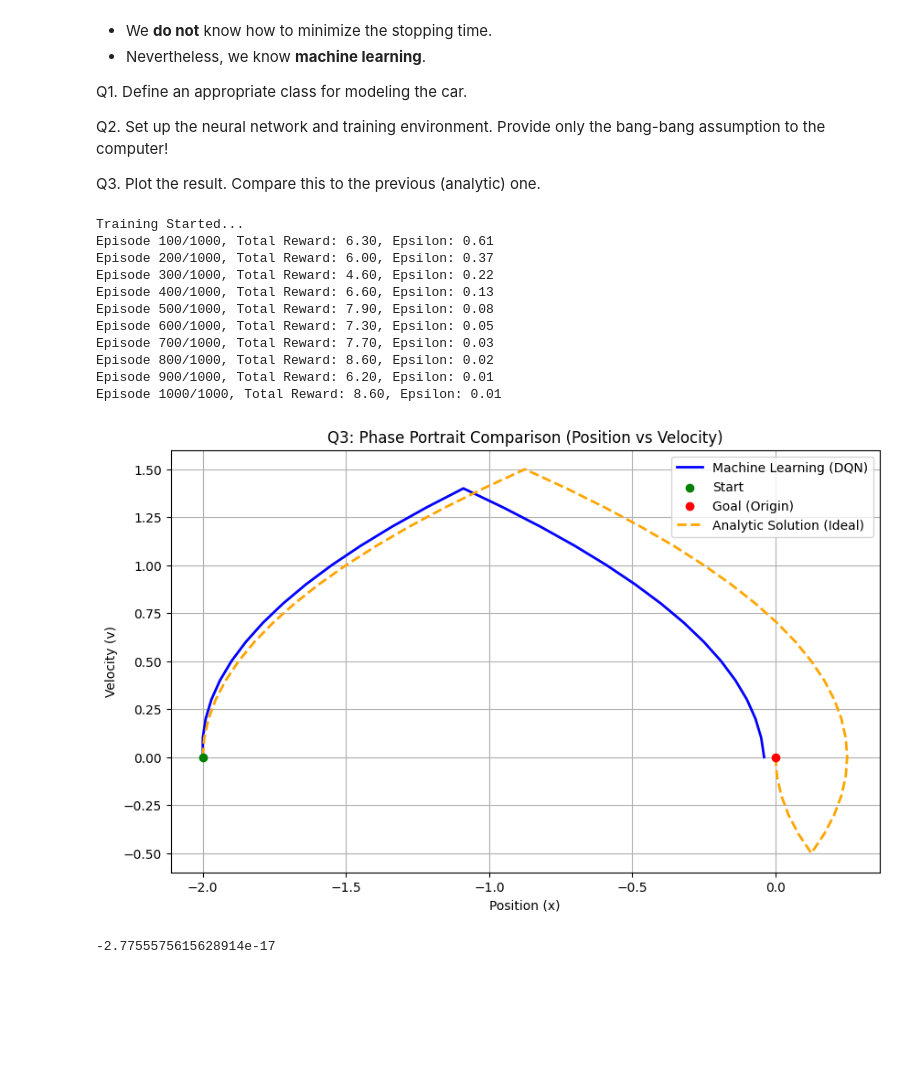
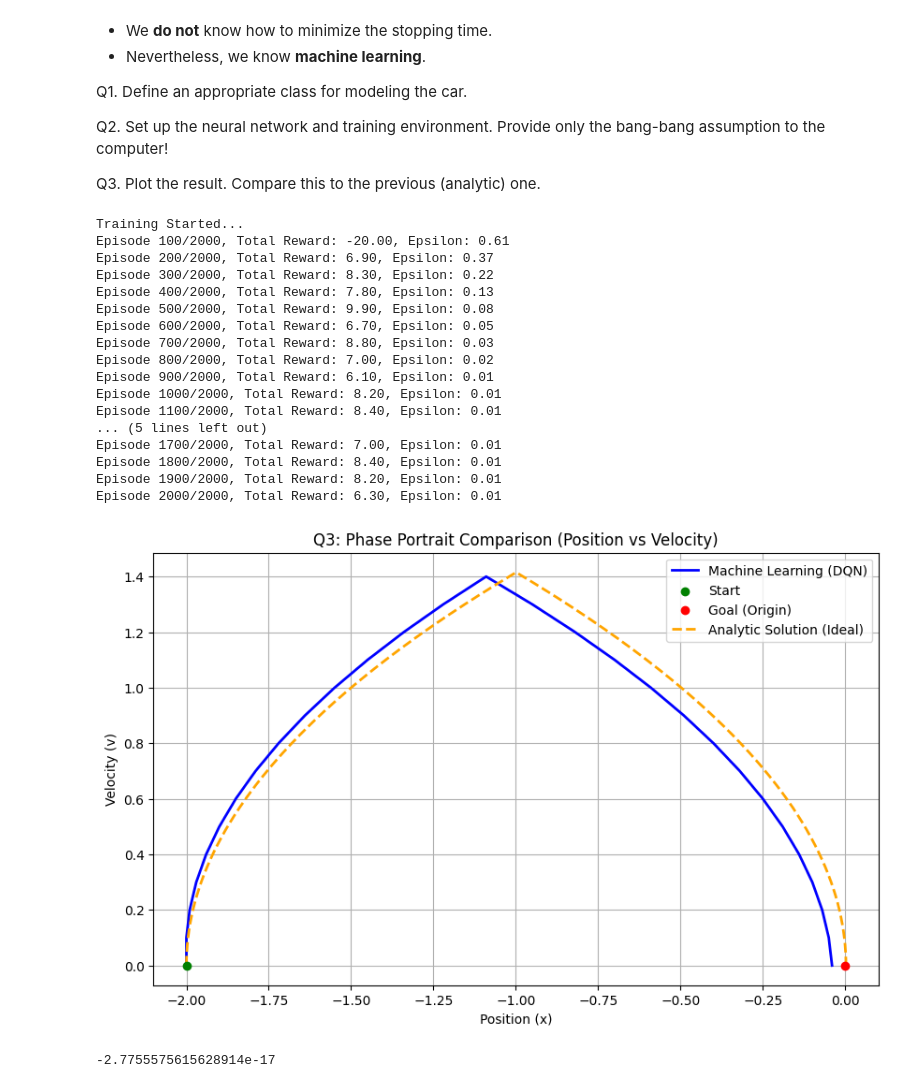
Before and after one commit to Jeong2357/MLSC-Coding, a Jupyter notebook: Archives/Week1/Sonn/Week1_P1.ipynb, the cells around one changed output. Drawn from its saved outputs; the diff is of its cells as text; code cells hidden in the pictures; blank space fills up the shorter version.

```diff
--- a/Archives/Week1/Sonn/Week1_P1.ipynb
+++ b/Archives/Week1/Sonn/Week1_P1.ipynb
@@ -49,7 +49,7 @@ def analytic_sol(q, v, dt):
     q_list = [q]; v_list = [v]
     a_list = []
     idx = 0
-    while abs(q) > 0.01 or abs(v)>0.1:
+    while abs(q) > 0.01 or abs(v)>0.01:
         a = thrust(v, q)
         q_next = q + (2*v + a*dt)*dt/2
         v_next = v + a*dt
@@ -215,26 +215,32 @@ def train_agent(epsisodes = 1000):
 
     return model
 # %%
-trained_model = train_agent(epsisodes=1000)
+trained_model = train_agent(epsisodes=2000)
 # %% [output]
 Training Started...
-Episode 100/1000, Total Reward: 6.30, Epsilon: 0.61
-Episode 200/1000, Total Reward: 6.00, Epsilon: 0.37
-Episode 300/1000, Total Reward: 4.60, Epsilon: 0.22
-Episode 400/1000, Total Reward: 6.60, Epsilon: 0.13
-Episode 500/1000, Total Reward: 7.90, Epsilon: 0.08
-Episode 600/1000, Total Reward: 7.30, Epsilon: 0.05
-Episode 700/1000, Total Reward: 7.70, Epsilon: 0.03
-Episode 800/1000, Total Reward: 8.60, Epsilon: 0.02
-Episode 900/1000, Total Reward: 6.20, Epsilon: 0.01
-Episode 1000/1000, Total Reward: 8.60, Epsilon: 0.01
+Episode 100/2000, Total Reward: -20.00, Epsilon: 0.61
+Episode 200/2000, Total Reward: 6.90, Epsilon: 0.37
+Episode 300/2000, Total Reward: 8.30, Epsilon: 0.22
+Episode 400/2000, Total Reward: 7.80, Epsilon: 0.13
+Episode 500/2000, Total Reward: 9.90, Epsilon: 0.08
+Episode 600/2000, Total Reward: 6.70, Epsilon: 0.05
+Episode 700/2000, Total Reward: 8.80, Epsilon: 0.03
+Episode 800/2000, Total Reward: 7.00, Epsilon: 0.02
+Episode 900/2000, Total Reward: 6.10, Epsilon: 0.01
+Episode 1000/2000, Total Reward: 8.20, Epsilon: 0.01
+Episode 1100/2000, Total Reward: 8.40, Epsilon: 0.01
+... (5 lines left out)
+Episode 1700/2000, Total Reward: 7.00, Epsilon: 0.01
+Episode 1800/2000, Total Reward: 8.40, Epsilon: 0.01
+Episode 1900/2000, Total Reward: 8.20, Epsilon: 0.01
+Episode 2000/2000, Total Reward: 6.30, Epsilon: 0.01
 # %%
 def plot_results(model):
     env = CarEnvironment()
     # 비교를 위해 고정된 시작 상태 설정 (예: 위치 -2, 속도 0에서 시작)
     start_state = [-2.0, 0.0]
     state = env.reset(specific_state=start_state)
-    dt = env.dt
+    dt = 0.001
 
     # 1. 머신러닝(RL) 결과 기록
     ml_x, ml_v = [state[0]], [state[1]]
@@ -244,34 +250,34 @@ def plot_results(model):
             q_values = model(torch.FloatTensor(state))
             action = torch.argmax(q_values).item()
         state, _, done = env.step(action)
         ml_x.append(state[0])
         ml_v.append(state[1])
 
     # 2. 해석적(Analytic) 결과 계산
     [ana_x, ana_v, bangbang, step] = analytic_sol(start_state[0], start_state[1], dt)
 
     # 3. 플롯 그리기 (Phase Portrait: 위치 vs 속도)
     plt.figure(figsize=(10, 6))
 
     # ML Trajectory
     plt.plot(ml_x, ml_v, label='Machine Learning (DQN)', color='blue', linewidth=2)
     plt.scatter([ml_x[0]], [ml_v[0]], color='green', label='Start', zorder=5)
     plt.scatter([0], [0], color='red', label='Goal (Origin)', zorder=5)
 
     # Analytic Trajectory
     plt.plot(ana_x, ana_v, label='Analytic Solution (Ideal)', color='orange', linestyle='--', linewidth=2)
 
     plt.title("Q3: Phase Portrait Comparison (Position vs Velocity)")
     plt.xlabel("Position (x)")
     plt.ylabel("Velocity (v)")
     plt.grid(True)
     plt.legend()
     plt.show()
 
 # 결과 시각화
 plot_results(trained_model)
 # %% [output]
-[figure, old version]
+[figure, new version]
 # %%
 [ana_x, ana_v, bangbang, step] = analytic_sol(-2 , 0, 0.1)
 
```
